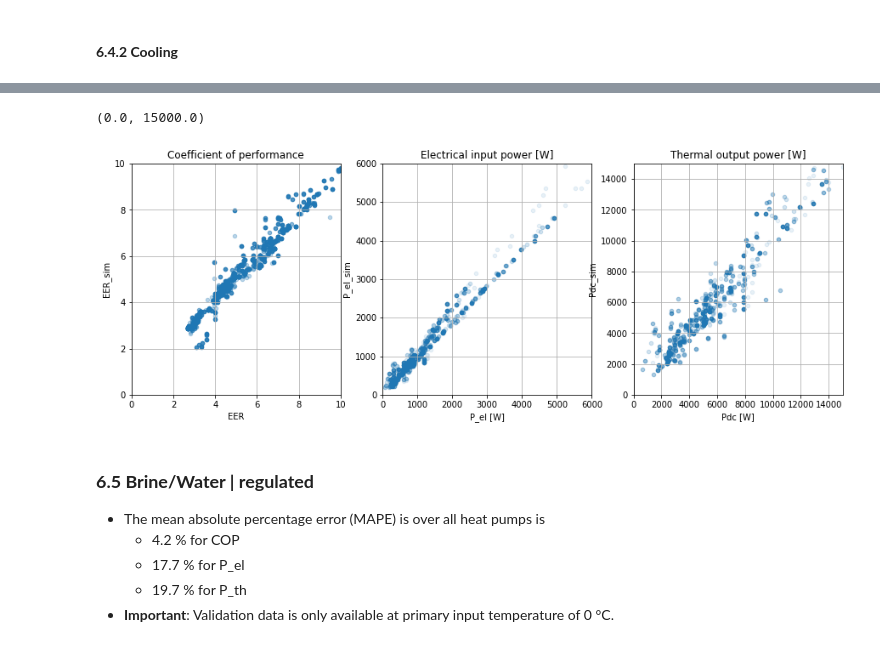
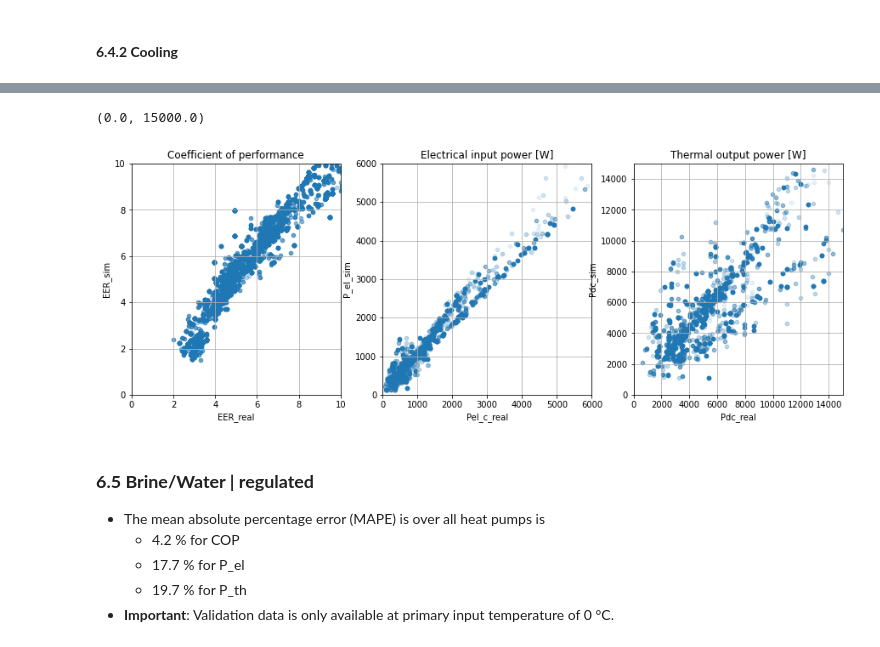
Before and after one commit to FZJ-IEK3-VSA/hplib, a Jupyter notebook: notebooks/documentation.ipynb, the cells around one changed output, grey strips where cells are left out. Cells and saved outputs as stored; diff of their text form; code cells hidden in the pictures.

```diff
--- a/notebooks/documentation.ipynb
+++ b/notebooks/documentation.ipynb
@@ -610,18 +646,19 @@ dtype: float64
 # %%
-data = pd.read_csv('../output/database_cooling_reduced_normalized_validation.csv')
+data=df.loc[df['T_in [°C]']>12]
+data['Pdc_sim']=df['P_th_sim']*-1
 fig, ax = plt.subplots(1,3)
-data.plot.scatter(ax=ax[0], x='EER',y='EER_sim', alpha=0.3, figsize=(12,5), grid=True, title='Coefficient of performance')
-data.plot.scatter(ax=ax[1], x='P_el [W]',y='P_el_sim', alpha=0.1, figsize=(15,5), grid=True, title='Electrical input power [W]')
-data.plot.scatter(ax=ax[2], x='Pdc [W]',y='Pdc_sim', alpha=0.1, figsize=(15,5), grid=True, title='Thermal output power [W]')
+data.plot.scatter(ax=ax[0], x='EER_real',y='EER_sim', alpha=0.3, figsize=(12,5), grid=True, title='Coefficient of performance')
+data.plot.scatter(ax=ax[1], x='Pel_c_real',y='P_el_sim', alpha=0.1, figsize=(15,5), grid=True, title='Electrical input power [W]')
+data.plot.scatter(ax=ax[2], x='Pdc_real',y='Pdc_sim', alpha=0.1, figsize=(15,5), grid=True, title='Thermal output power [W]')
 ax[0].set_xlim(0,10)
 ax[0].set_ylim(0,10)
 ax[1].set_xlim(0,6000)
 ax[1].set_ylim(0,6000)
 ax[2].set_xlim(0,15000)
 ax[2].set_ylim(0,15000)
 # %% [output]
 (0.0, 15000.0)
-[figure, old version]
+[figure, new version]
 # %% [markdown]
 ### **6.5 Brine/Water | regulated** <a class="anchor" id="brine-water-regulated" name="brine-water-regulated"></a>
 
```
Also changed, not shown: parts of 13 cells of this notebook, 40 other files.
